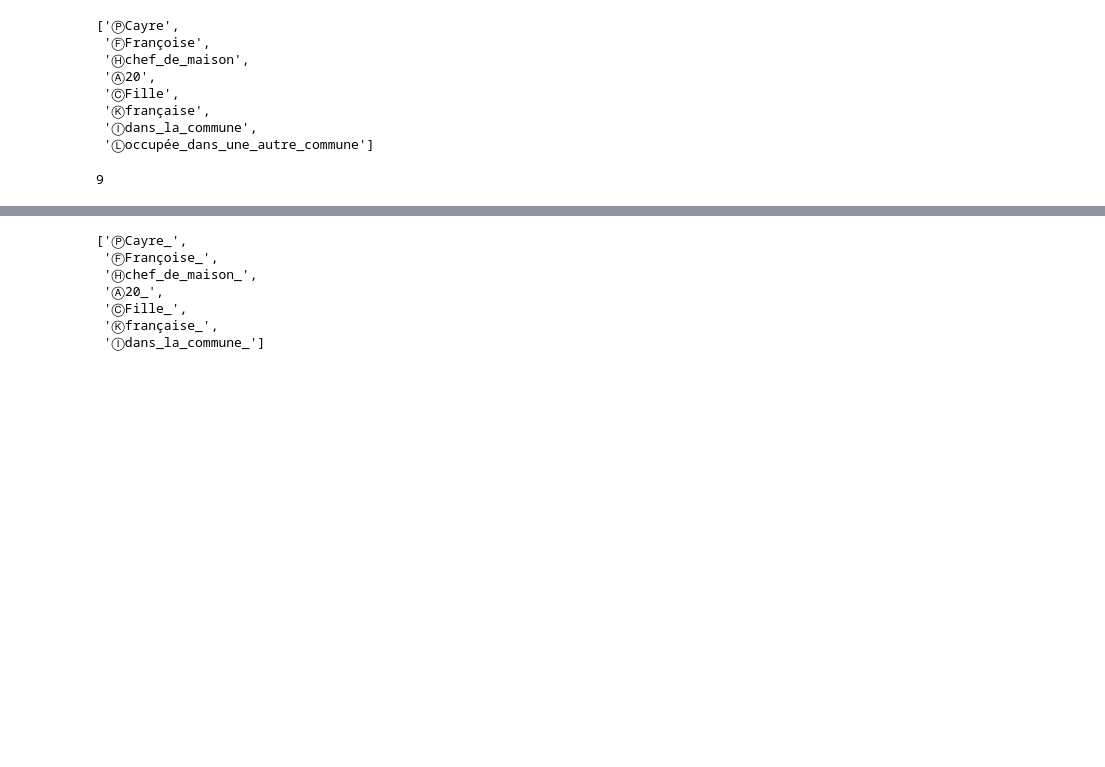
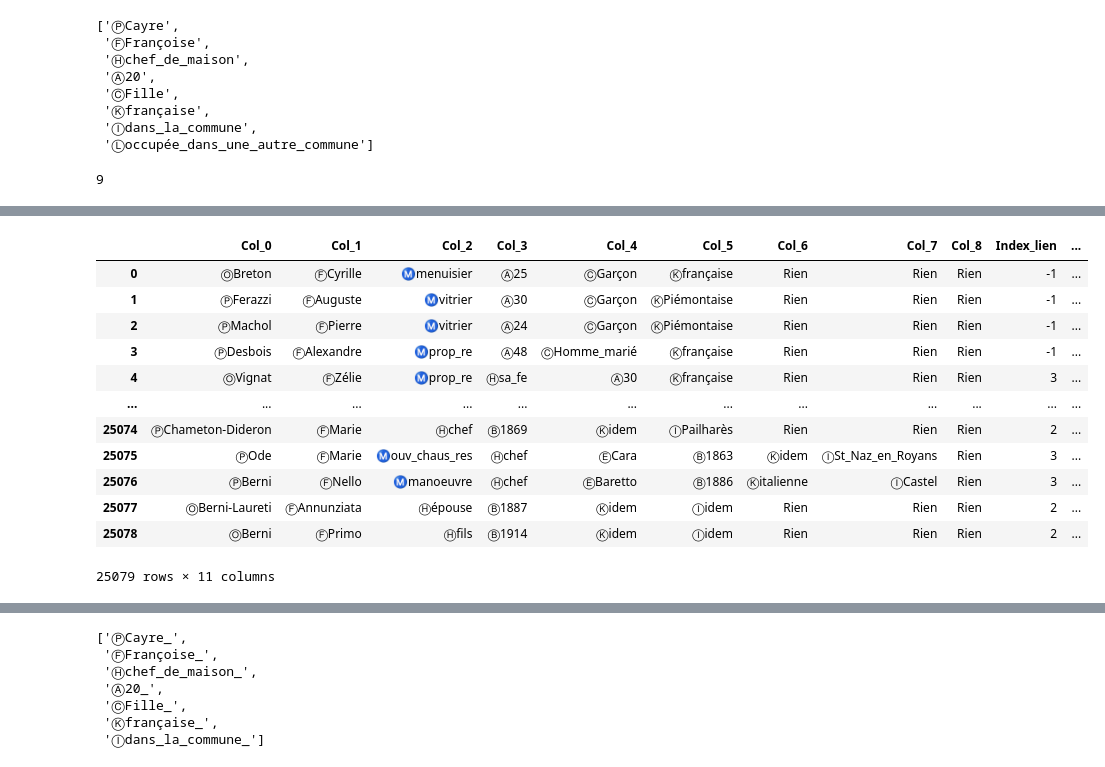
Before and after one commit to bbasa1/Projet_NLP_3A, a Jupyter notebook: Untitled.ipynb, the cells around one changed output, grey strips where cells are left out. Saved outputs shown, nothing was run; the diff lists cells and outputs as text; code cells hidden in the pictures; blank space fills up the shorter version.

```diff
--- a/Untitled.ipynb
+++ b/Untitled.ipynb
@@ -113 +114,43 @@ df
 25079 rows × 9 columns
+# %%
+# ligne_test = ['ⓅCayre','ⒻFrançoise','Ⓗchef_de_maison','Ⓐ20','ⒸFille','Ⓚfrançaise','Ⓘdans_la_commune','Ⓛoccupée_dans_une_autre_commune']
+def trouver_index_colonne_lien(element_ligne) :
+    liste_index = [i for i, num in enumerate(element_ligne) if  isinstance(num, str) and
+                   num.startswith('Ⓗ') and
+                   num != "Rien"] # On récupère le numéro de colonne du chef de famille
+
+    if len(liste_index) == 1 :
+        return liste_index[0]
+    elif len(liste_index) > 1 :
+        return liste_index[0]
+    return -1
+
+def trouver_element_colonne_lien(element_ligne) :
+    liste_index = [i for i, num in enumerate(element_ligne) if  isinstance(num, str) and
+                   num.startswith('Ⓗ') and
+                   num != "Rien"] # On récupère le numéro de colonne du chef de famille
+
+    if len(liste_index) == 1 :
+        return element_ligne[liste_index[0]]
+    elif len(liste_index) > 1 :
+        return element_ligne[liste_index[0]]
+    return "Rien"
+
+df['Index_lien'] = df.apply(trouver_index_colonne_lien, axis=1)
+df['Element_lien'] = df.apply(trouver_element_colonne_lien, axis=1)
+# %%
+df
+# %% [output]
+|  | Col_0 | Col_1 | Col_2 | Col_3 | Col_4 | Col_5 | Col_6 | Col_7 | Col_8 | Index_lien | ... |
+| 0 | ⓄBreton | ⒻCyrille | Ⓜmenuisier | Ⓐ25 | ⒸGarçon | Ⓚfrançaise | Rien | Rien | Rien | -1 | ... |
+| 1 | ⓅFerazzi | ⒻAuguste | Ⓜvitrier | Ⓐ30 | ⒸGarçon | ⓀPiémontaise | Rien | Rien | Rien | -1 | ... |
+| 2 | ⓅMachol | ⒻPierre | Ⓜvitrier | Ⓐ24 | ⒸGarçon | ⓀPiémontaise | Rien | Rien | Rien | -1 | ... |
+| 3 | ⓅDesbois | ⒻAlexandre | Ⓜprop_re | Ⓐ48 | ⒸHomme_marié | Ⓚfrançaise | Rien | Rien | Rien | -1 | ... |
+| 4 | ⓄVignat | ⒻZélie | Ⓜprop_re | Ⓗsa_fe | Ⓐ30 | Ⓚfrançaise | Rien | Rien | Rien | 3 | ... |
+| ... | ... | ... | ... | ... | ... | ... | ... | ... | ... | ... | ... |
+| 25074 | ⓅChameton-Dideron | ⒻMarie | Ⓗchef | Ⓑ1869 | Ⓚidem | ⒾPailharès | Rien | Rien | Rien | 2 | ... |
+| 25075 | ⓅOde | ⒻMarie | Ⓜouv_chaus_res | Ⓗchef | ⒺCara | Ⓑ1863 | Ⓚidem | ⒾSt_Naz_en_Royans | Rien | 3 | ... |
+| 25076 | ⓅBerni | ⒻNello | Ⓜmanoeuvre | Ⓗchef | ⒺBaretto | Ⓑ1886 | Ⓚitalienne | ⒾCastel | Rien | 3 | ... |
+| 25077 | ⓄBerni-Laureti | ⒻAnnunziata | Ⓗépouse | Ⓑ1887 | Ⓚidem | Ⓘidem | Rien | Rien | Rien | 2 | ... |
+| 25078 | ⓄBerni | ⒻPrimo | Ⓗfils | Ⓑ1914 | Ⓚidem | Ⓘidem | Rien | Rien | Rien | 2 | ... |
+25079 rows × 11 columns
```
Also changed, not shown: parts of 14 cells of this notebook.
